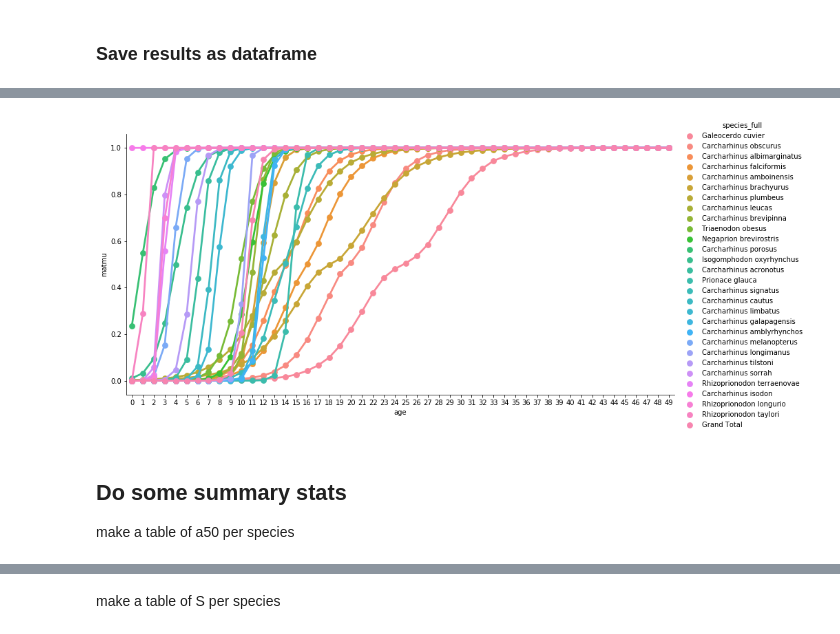
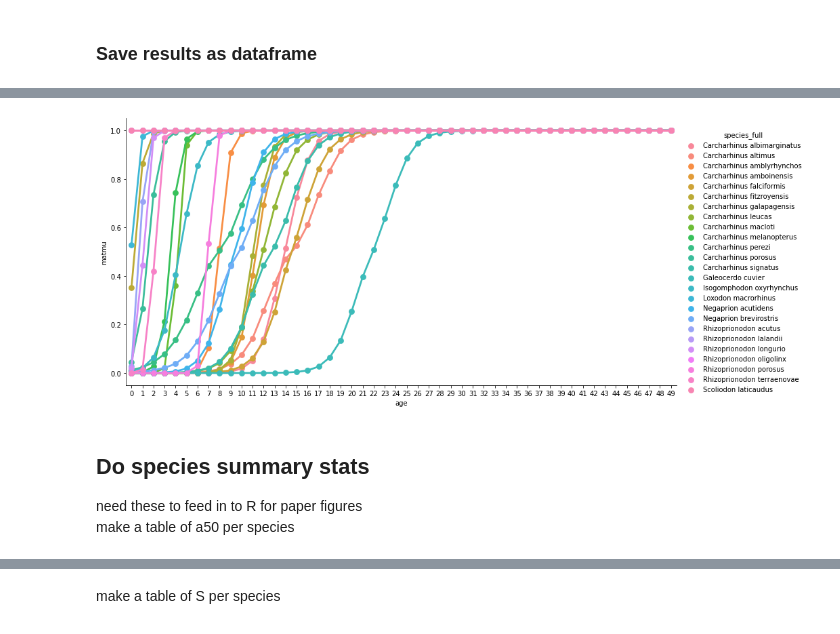
Before and after one commit to tmgorham/Predict_Maturity, a Jupyter notebook: Analysis/notebook/Predict Maturity.ipynb, the cells around one changed output, grey strips where cells are left out. Saved outputs shown, nothing was run; the diff lists cells and outputs as text; code cells hidden in the pictures.

Commit message:
redo results figures and prediction script

```diff
--- a/Analysis/notebook/Predict Maturity.ipynb
+++ b/Analysis/notebook/Predict Maturity.ipynb
@@ -219,0 +199,8 @@ tcdata.head()
+# %%
+# clean up data - first with the average dataset
+# don't need amat
+tave1 = tave.drop('amat', axis='columns')
+# take out species with missing traits data
+tave2 = tave1.dropna()
+# take outspecies which wherein the original mat ogives dataset
+tave3 = tave2[tave2.in_predict_model==0]
@@ -220,14 +217,23 @@ tcdata.head()
+# %%
+#set up new dataframe to hold transformed data
+columns= ['species_full', 'species_common', 'Depth', 'Litter',
+        'Offspring_size', 'Amax', 'Lmax', 'K',
+        'Interbirth_interval', 'Trophic', 'Temperature']
+index = [1,  2,  4,  5, 13, 14, 15, 20, 23, 24, 26, 28, 30, 33, 38, 41, 43,
+             44, 46, 47, 48, 49, 50, 52, 53]
+tdata = pd.DataFrame(index=index, columns=columns)
 # %%
 # make a new dataframe with transformed values
-tdata = tcdata
-tdata.Trophic = tdata.Trophic-mTROPH
-tdata.Offspring_size = (tdata.Offspring_size/100)-mOFFSZ
-tdata.Litter = np.log(tdata.Litter)- mLITT
-tdata.Amax = np.log(tdata.Amax) - mAMAX
-tdata.K = tdata.K - mK
-tdata.Depth = np.log(tdata.Depth) - mDEP
-tdata.Interbirth_Interval = tdata.Interbirth_Interval - mINTR
-tdata.Lmax = np.log(tdata.Lmax)- mLMAX
-tdata.temp_pref = np.log(tdata.temp_pref) - mTEMP
+tdata.species_full=tave3.species_full
+tdata.species_common=tave3.species_common
+tdata.Trophic = tave3.trophic-mTROPH
+tdata.Offspring_size = (tave3.offspring_size/100)-mOFFSZ
+tdata.Litter = np.log(tave3.litter_size)- mLITT
+tdata.Amax = np.log(tave3.amax) - mAMAX
+tdata.K = tave3.k - mK
+tdata.Depth = np.log(tave3.depth) - mDEP
+tdata.Interbirth_interval = tave3.interbirth_interval - mINTR
+tdata.Lmax = np.log(tave3.lmax)- mLMAX
+tdata.Temperature = np.log(tave3.temp) - mTEMP
 tdata.head()
 # %% [output]
@@ -278,8 +294,9 @@ for i in range(nrows):
     # make temporary object with data from just one species at a time
     tmp = tdata.iloc[i]
     # create vectors of a50 and S values for each species
-    Exa50 = mat1['Ga50'].values + mat1['Depth'].values*tmp['Depth'] + mat1['Amax'].values*tmp['Amax'] + mat1['Trophic'].values*tmp['Trophic'] + mat1['Lmax'].values*tmp['Lmax'] + mat1['Depth'].values*tmp['Depth'] + mat1['Interbirth_interval'].values*tmp['Interbirth_Interval'] + mat1['Litter'].values*tmp['Litter'] + mat1['Offspring_size'].values*tmp['Offspring_size']
-    ExS = mat1['GS'] + mat1['K-S'].values*tmp['K'] + mat1['Depth-S'].values*tmp['Depth'] + mat1['Trophic-S'].values*tmp['Trophic'] + mat1['Amax-S'].values*tmp['Amax']
+    # make sure you match the right covariates to a50 and S depending on teh model match
+    Exa50 = mat1['Ga50'].values + mat1['Depth'].values*tmp['Depth'] + mat1['K'].values*tmp['K'] + mat1['Amax'].values*tmp['Amax'] + mat1['Trophic'].values*tmp['Trophic'] + mat1['Lmax'].values*tmp['Lmax'] + mat1['Depth'].values*tmp['Depth'] + mat1['Interbirth_interval'].values*tmp['Interbirth_interval'] + mat1['Litter'].values*tmp['Litter'] + mat1['Offspring_size'].values*tmp['Offspring_size'] + mat1['Temperature'].values*tmp['Temperature']
+    ExS = mat1['GS'] + mat1['K-S'].values*tmp['K'] + mat1['Depth-S'].values*tmp['Depth'] + mat1['Trophic-S'].values*tmp['Trophic'] + mat1['Amax-S'].values*tmp['Amax'] + mat1['Lmax-S'].values*tmp['Lmax'] + mat1['Temperature-S'].values*tmp['Temperature']
 
     # create age structured data
     mu = np.array([1/(1+np.exp(-s*(AGE-a))) for s,a in zip(ExS, Exa50)])
@@ -403,12 +405,14 @@ result1.to_csv('mat18_predicted_ogives.csv')
 # %%
 sns.catplot(x='age', y='matmu', hue='species_full', height=6, aspect=2, kind='point', data=result1);
 
-os.chdir('C:\\Users\\tmgor\\Dropbox\\Taylor Chapter 3\\Predict_Maturity\\Data\\for model\\out')
+#os.chdir('C:\\Users\\tmgor\\Dropbox\\Taylor Chapter 3\\Predict_Maturity\\Data\\for model\\out')
 #plt.savefig('predicted-ogives.jpg')
 # %% [output]
-[figure, old version]
+[figure, new version]
 # %% [markdown]
-## Do some summary stats
+## Do species summary stats
+
+need these to feed in to R for paper figures
  make a table of a50 per species
 # %%
 a5095
```
Also changed, not shown: parts of 64 cells of this notebook, 49 other files.
